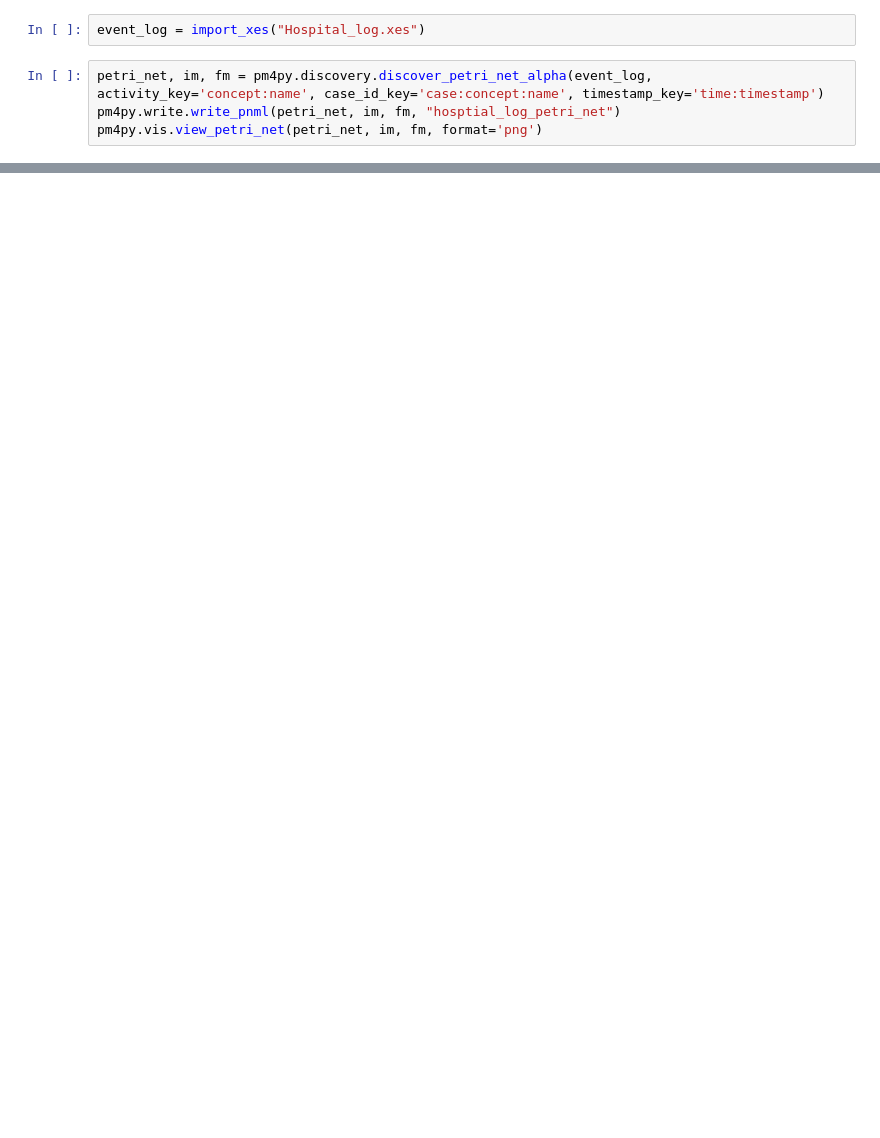
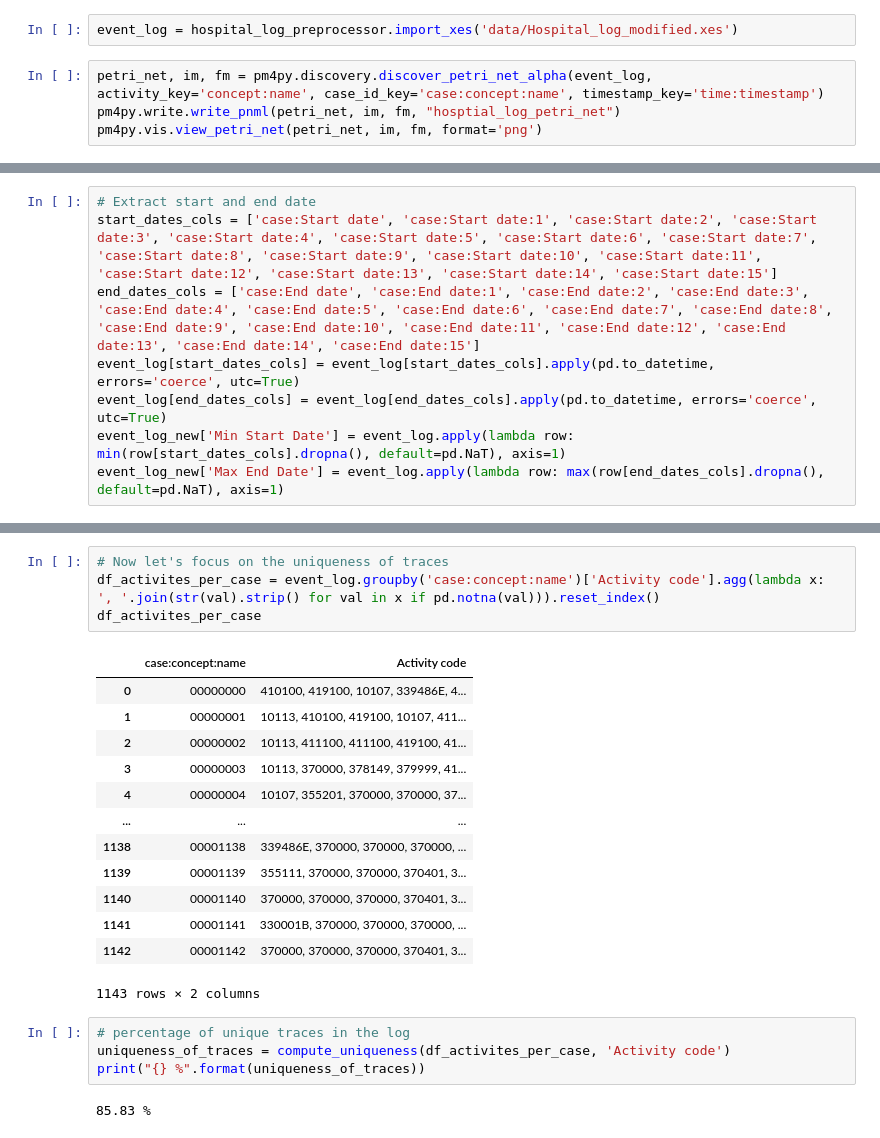
Before and after one commit to fahaerte/privacy_confidentiality_in_process_mining, a Jupyter notebook: pm5pyTestJupyterNotebook.ipynb, the cells around one changed output, grey strips where cells are left out. Cells and saved outputs as stored; diff of their text form; blank space fills up the shorter version.

Commit message:
Case-specific analysis, trace-specific analysis

```diff
--- a/pm5pyTestJupyterNotebook.ipynb
+++ b/pm5pyTestJupyterNotebook.ipynb
@@ -30,5 +10,5 @@ def translate_durch_to_english(event_log):
 # %%
-event_log = import_xes("Hospital_log.xes")
+event_log = hospital_log_preprocessor.import_xes('data/Hospital_log_modified.xes')
 # %%
 petri_net, im, fm = pm4py.discovery.discover_petri_net_alpha(event_log, activity_key='concept:name', case_id_key='case:concept:name', timestamp_key='time:timestamp')
 pm4py.write.write_pnml(petri_net, im, fm, "hosptial_log_petri_net")
@@ -88,0 +58,8 @@ Case duration: [0.0, 0.0, 0.0, 0.0, 0.0, 0.0, 0.0, 0.0, 0.0, 0.0, 0.0, 0.0, 0.0,
+# %%
+# Extract start and end date
+start_dates_cols = ['case:Start date', 'case:Start date:1', 'case:Start date:2', 'case:Start date:3', 'case:Start date:4', 'case:Start date:5', 'case:Start date:6', 'case:Start date:7', 'case:Start date:8', 'case:Start date:9', 'case:Start date:10', 'case:Start date:11', 'case:Start date:12', 'case:Start date:13', 'case:Start date:14', 'case:Start date:15']
+end_dates_cols = ['case:End date', 'case:End date:1', 'case:End date:2', 'case:End date:3', 'case:End date:4', 'case:End date:5', 'case:End date:6', 'case:End date:7', 'case:End date:8', 'case:End date:9', 'case:End date:10', 'case:End date:11', 'case:End date:12', 'case:End date:13', 'case:End date:14', 'case:End date:15']
+event_log[start_dates_cols] = event_log[start_dates_cols].apply(pd.to_datetime, errors='coerce', utc=True)
+event_log[end_dates_cols] = event_log[end_dates_cols].apply(pd.to_datetime, errors='coerce', utc=True)
+event_log_new['Min Start Date'] = event_log.apply(lambda row: min(row[start_dates_cols].dropna(), default=pd.NaT), axis=1)
+event_log_new['Max End Date'] = event_log.apply(lambda row: max(row[end_dates_cols].dropna(), default=pd.NaT), axis=1)
@@ -88,0 +191,24 @@ Case duration: [0.0, 0.0, 0.0, 0.0, 0.0, 0.0, 0.0, 0.0, 0.0, 0.0, 0.0, 0.0, 0.0,
+# %%
+# Now let's focus on the uniqueness of traces
+df_activites_per_case = event_log.groupby('case:concept:name')['Activity code'].agg(lambda x: ', '.join(str(val).strip() for val in x if pd.notna(val))).reset_index()
+df_activites_per_case
+# %% [output]
+|  | case:concept:name | Activity code |
+| 0 | 00000000 | 410100, 419100, 10107, 339486E, 4... |
+| 1 | 00000001 | 10113, 410100, 419100, 10107, 411... |
+| 2 | 00000002 | 10113, 411100, 411100, 419100, 41... |
+| 3 | 00000003 | 10113, 370000, 378149, 379999, 41... |
+| 4 | 00000004 | 10107, 355201, 370000, 370000, 37... |
+| ... | ... | ... |
+| 1138 | 00001138 | 339486E, 370000, 370000, 370000, ... |
+| 1139 | 00001139 | 355111, 370000, 370000, 370401, 3... |
+| 1140 | 00001140 | 370000, 370000, 370000, 370401, 3... |
+| 1141 | 00001141 | 330001B, 370000, 370000, 370000, ... |
+| 1142 | 00001142 | 370000, 370000, 370000, 370401, 3... |
+1143 rows × 2 columns
+# %%
+# percentage of unique traces in the log
+uniqueness_of_traces = compute_uniqueness(df_activites_per_case, 'Activity code')
+print("{} %".format(uniqueness_of_traces))
+# %% [output]
+85.83 %
```
Also changed, not shown: parts of 22 cells of this notebook, 2 other files.
